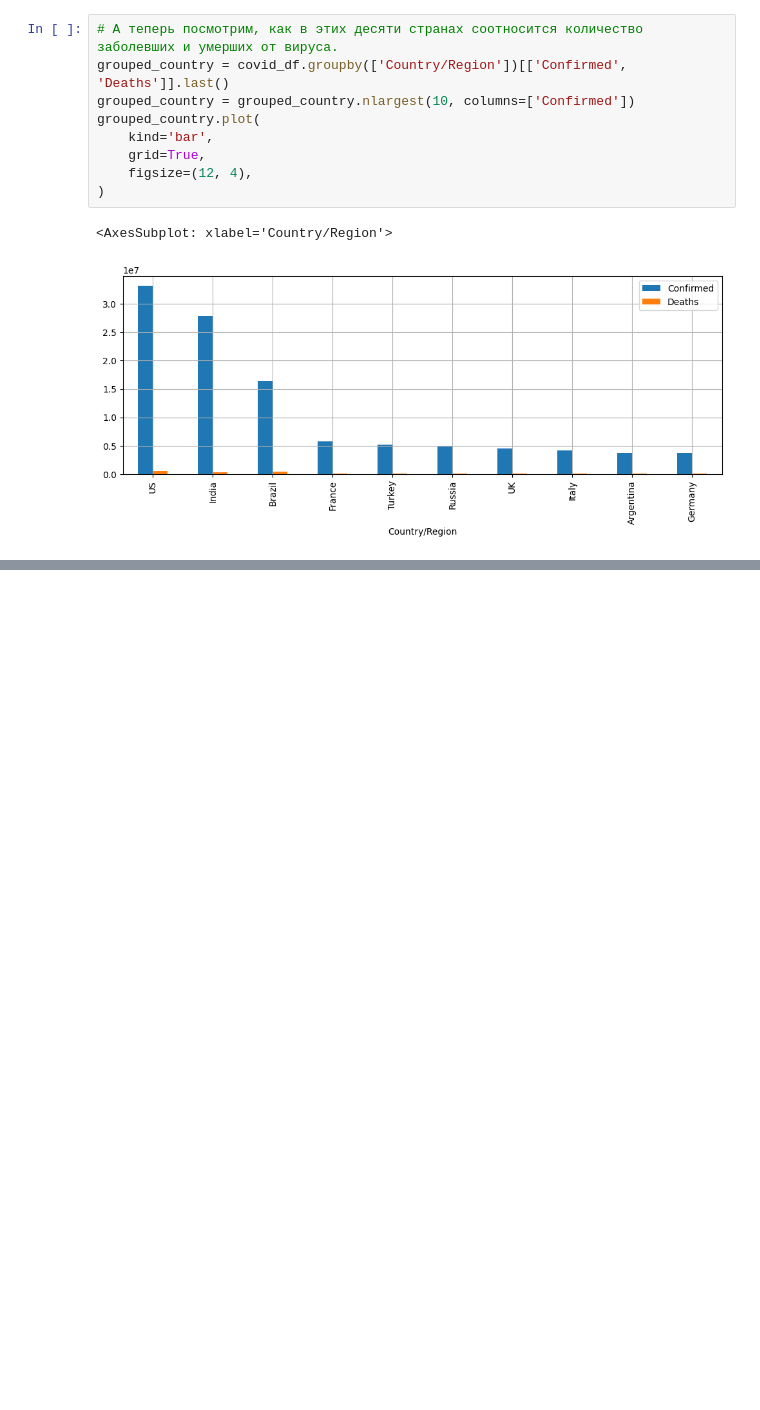
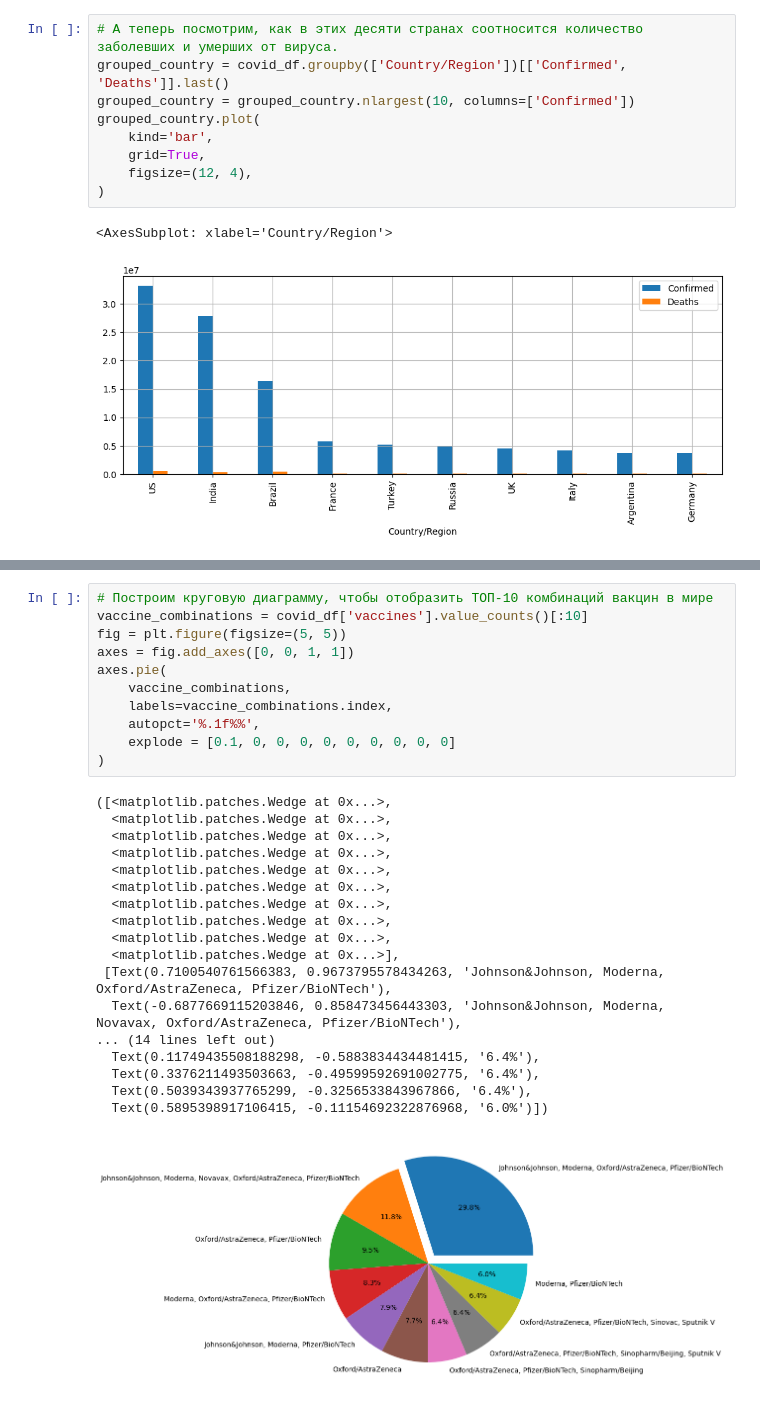
Before and after one commit to dmikhailov89/learning, a Jupyter notebook: stuff.ipynb, the cells around one changed output, grey strips where cells are left out. Cells and saved outputs as stored; diff of their text form; blank space fills up the shorter version.

```diff
--- a/stuff.ipynb
+++ b/stuff.ipynb
@@ -180,0 +190,30 @@ grouped_country.plot(
+# %%
+# Построим круговую диаграмму, чтобы отобразить ТОП-10 комбинаций вакцин в мире
+vaccine_combinations = covid_df['vaccines'].value_counts()[:10]
+fig = plt.figure(figsize=(5, 5))
+axes = fig.add_axes([0, 0, 1, 1])
+axes.pie(
+    vaccine_combinations,
+    labels=vaccine_combinations.index,
+    autopct='%.1f%%',
+    explode = [0.1, 0, 0, 0, 0, 0, 0, 0, 0, 0]
+)
+# %% [output]
+([<matplotlib.patches.Wedge at 0x...>,
+  <matplotlib.patches.Wedge at 0x...>,
+  <matplotlib.patches.Wedge at 0x...>,
+  <matplotlib.patches.Wedge at 0x...>,
+  <matplotlib.patches.Wedge at 0x...>,
+  <matplotlib.patches.Wedge at 0x...>,
+  <matplotlib.patches.Wedge at 0x...>,
+  <matplotlib.patches.Wedge at 0x...>,
+  <matplotlib.patches.Wedge at 0x...>,
+  <matplotlib.patches.Wedge at 0x...>],
+ [Text(0.7100540761566383, 0.9673795578434263, 'Johnson&Johnson, Moderna, Oxford/AstraZeneca, Pfizer/BioNTech'),
+  Text(-0.6877669115203846, 0.858473456443303, 'Johnson&Johnson, Moderna, Novavax, Oxford/AstraZeneca, Pfizer/BioNTech'),
+... (14 lines left out)
+  Text(0.11749435508188298, -0.5883834434481415, '6.4%'),
+  Text(0.3376211493503663, -0.49599592691002775, '6.4%'),
+  Text(0.5039343937765299, -0.3256533843967866, '6.4%'),
+  Text(0.5895398917106415, -0.11154692322876968, '6.0%')])
+[figure, added]
```
Also changed, not shown: parts of 16 cells of this notebook.
